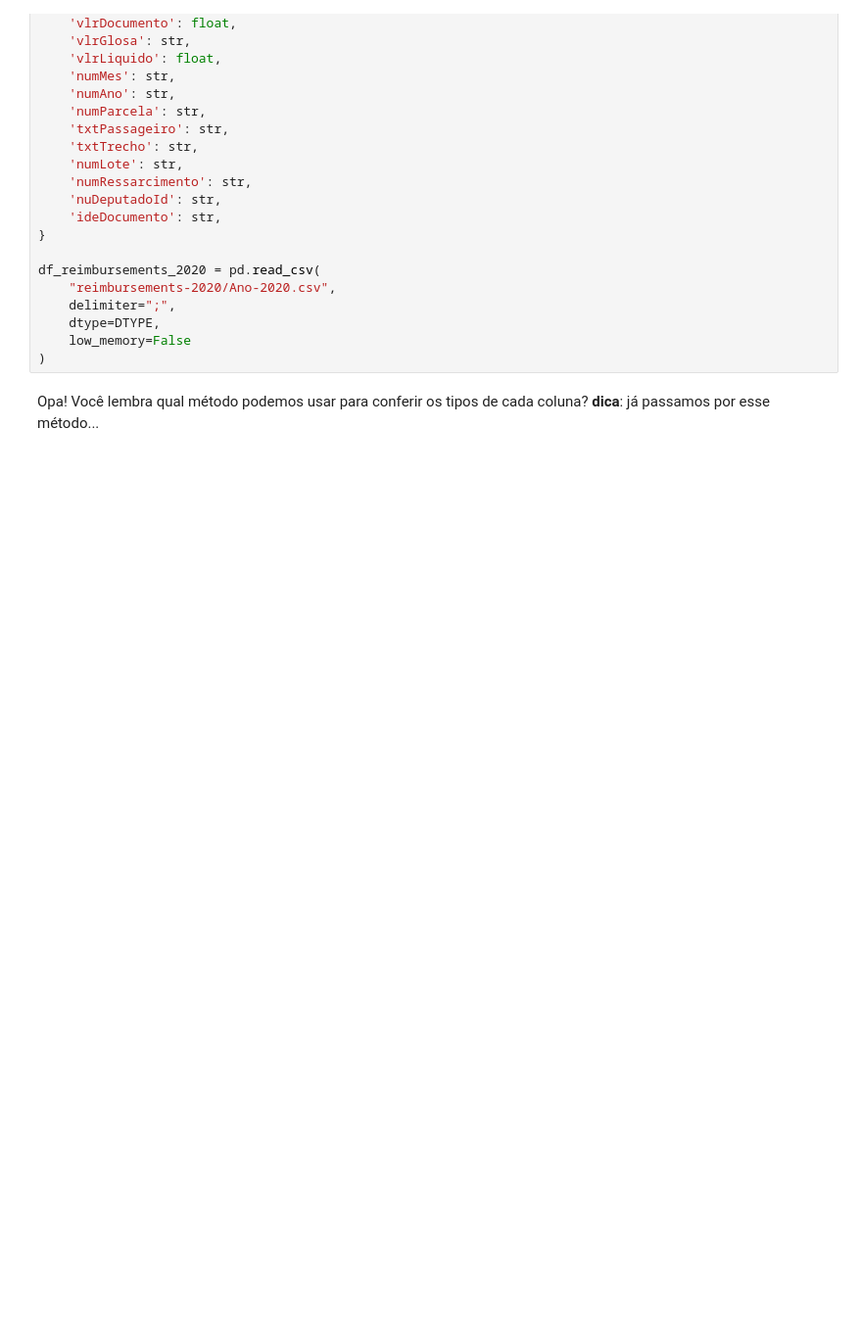
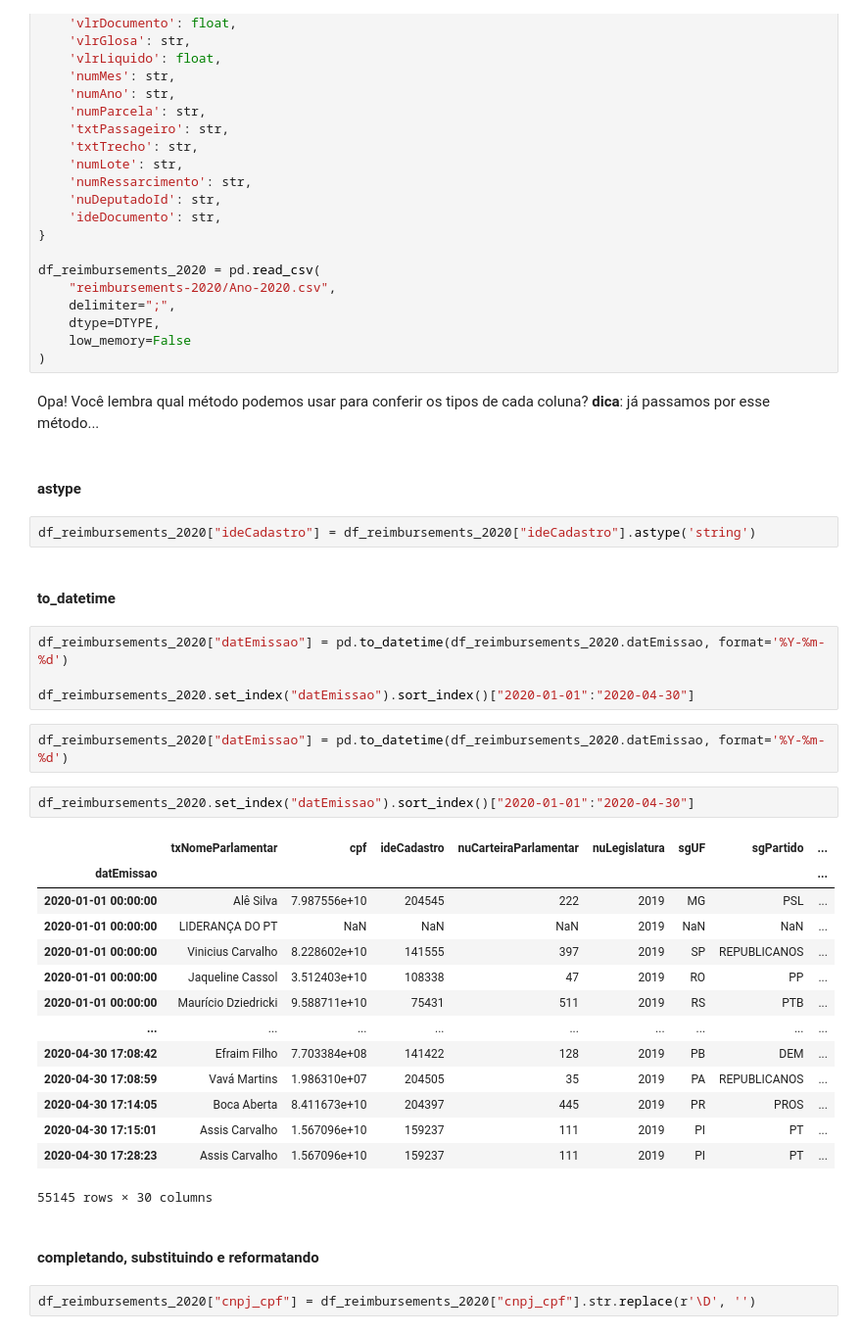
Before and after one commit to escola-de-dados/python-inovacao-civica, a Jupyter notebook: modulo_2/modulo-2.ipynb, the cells around one changed output. Shown at 98% size. Saved outputs shown, nothing was run; the diff lists cells and outputs as text; blank space fills up the shorter version.

```diff
--- a/modulo_2/modulo-2.ipynb
+++ b/modulo_2/modulo-2.ipynb
@@ -177,3 +198,36 @@ df_reimbursements_2020 = pd.read_csv(
 # %% [markdown]
 Opa! Você lembra qual método podemos usar para conferir os tipos de cada coluna?
 **dica**: já passamos por esse método...
+# %% [markdown]
+#### astype
+# %%
+df_reimbursements_2020["ideCadastro"] = df_reimbursements_2020["ideCadastro"].astype('string')
+# %% [markdown]
+#### to_datetime
+# %%
+df_reimbursements_2020["datEmissao"] = pd.to_datetime(df_reimbursements_2020.datEmissao, format='%Y-%m-%d')
+
+df_reimbursements_2020.set_index("datEmissao").sort_index()["2020-01-01":"2020-04-30"]
+# %%
+df_reimbursements_2020["datEmissao"] = pd.to_datetime(df_reimbursements_2020.datEmissao, format='%Y-%m-%d')
+# %%
+df_reimbursements_2020.set_index("datEmissao").sort_index()["2020-01-01":"2020-04-30"]
+# %% [output]
+|  | txNomeParlamentar | cpf | ideCadastro | nuCarteiraParlamentar | nuLegislatura | sgUF | sgPartido | ... |
+| datEmissao |  |  |  |  |  |  |  | ... |
+| 2020-01-01 00:00:00 | Alê Silva | 7.987556e+10 | 204545 | 222 | 2019 | MG | PSL | ... |
+| 2020-01-01 00:00:00 | LIDERANÇA DO PT | NaN | NaN | NaN | 2019 | NaN | NaN | ... |
+| 2020-01-01 00:00:00 | Vinicius Carvalho | 8.228602e+10 | 141555 | 397 | 2019 | SP | REPUBLICANOS | ... |
+| 2020-01-01 00:00:00 | Jaqueline Cassol | 3.512403e+10 | 108338 | 47 | 2019 | RO | PP | ... |
+| 2020-01-01 00:00:00 | Maurício Dziedricki | 9.588711e+10 | 75431 | 511 | 2019 | RS | PTB | ... |
+| ... | ... | ... | ... | ... | ... | ... | ... | ... |
+| 2020-04-30 17:08:42 | Efraim Filho | 7.703384e+08 | 141422 | 128 | 2019 | PB | DEM | ... |
+| 2020-04-30 17:08:59 | Vavá Martins | 1.986310e+07 | 204505 | 35 | 2019 | PA | REPUBLICANOS | ... |
+| 2020-04-30 17:14:05 | Boca Aberta | 8.411673e+10 | 204397 | 445 | 2019 | PR | PROS | ... |
+| 2020-04-30 17:15:01 | Assis Carvalho | 1.567096e+10 | 159237 | 111 | 2019 | PI | PT | ... |
+| 2020-04-30 17:28:23 | Assis Carvalho | 1.567096e+10 | 159237 | 111 | 2019 | PI | PT | ... |
+55145 rows × 30 columns
+# %% [markdown]
+#### completando, substituindo e reformatando
+# %%
+df_reimbursements_2020["cnpj_cpf"] = df_reimbursements_2020["cnpj_cpf"].str.replace(r'\D', '')
```
Also changed, not shown: parts of 11 cells of this notebook.
